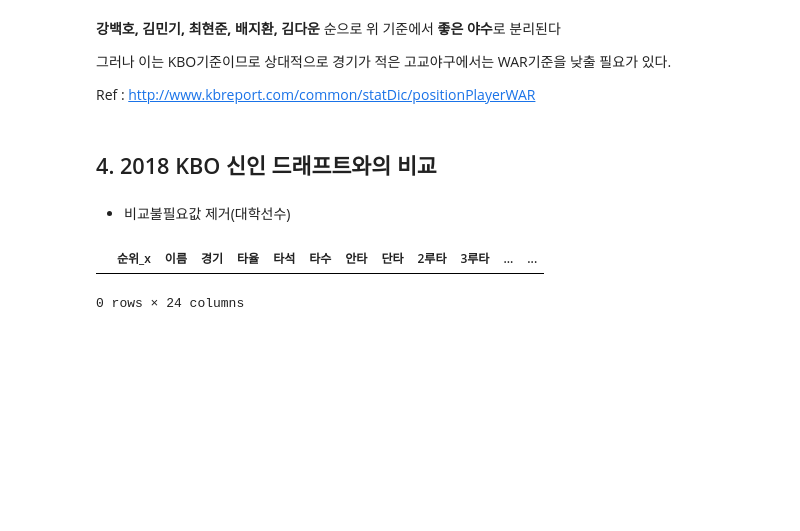
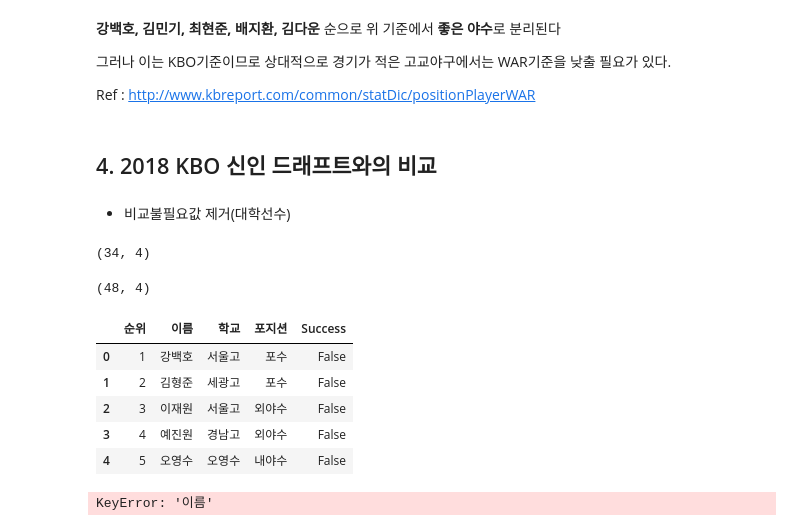
Before and after one commit to hakkoma/KBO_Mock_Draft_Simulator, a Jupyter notebook: mock_draft.ipynb, the cells around one changed output. Saved outputs shown, nothing was run; the diff lists cells and outputs as text; code cells hidden in the pictures; blank space fills up the shorter version.

```diff
--- a/mock_draft.ipynb
+++ b/mock_draft.ipynb
@@ -311,17 +330,34 @@ hitter.head()
 Ref : http://www.kbreport.com/common/statDic/positionPlayerWAR
 # %% [markdown]
 ## 4. 2018 KBO 신인 드래프트와의 비교
+# %%
+df_pc = pd.read_csv('draft/pitcher_draft.csv')
+df_ht = pd.read_csv('draft/hitter_draft.csv')
 # %% [markdown]
 * 비교불필요값 제거(대학선수)
 # %%
-df_ht = pd.read_csv('draft/pitcher_draft.csv')
-df_pc = pd.read_csv('draft/hitter_draft.csv')
-
 df_ht = df_ht[~df_ht.학교.str.endswith('대학교')]
 df_pc = df_pc[~df_pc.학교.str.endswith('대학교')]
-# %%
-new = pd.merge(hitter,df_ht, on='이름')
-new.head()
-# %% [output]
-|  | 순위_x | 이름 | 경기 | 타율 | 타석 | 타수 | 안타 | 단타 | 2루타 | 3루타 | ... | ... |
-0 rows × 24 columns
+# %%
+df_ht.shape
+# %% [output]
+(34, 4)
+# %%
+df_pc.shape
+# %% [output]
+(48, 4)
+# %%
+df_ht['Success'] = df_ht['이름'].isin(hitter['이름']).astype(str)
+df_ht.head()
+# %% [output]
+|  | 순위 | 이름 | 학교 | 포지션 | Success |
+| 0 | 1 | 강백호 | 서울고 | 포수 | False |
+| 1 | 2 | 김형준 | 세광고 | 포수 | False |
+| 2 | 3 | 이재원 | 서울고 | 외야수 | False |
+| 3 | 4 | 예진원 | 경남고 | 외야수 | False |
+| 4 | 5 | 오영수 | 오영수 | 내야수 | False |
+# %%
+df_pc['Success'] = df_pc['이름'].isin(pitcher['이름']).astype(str)
+df_pc.head()
+# %% [output]
+KeyError: '이름'
```
Also changed, not shown: parts of 4 cells of this notebook.
